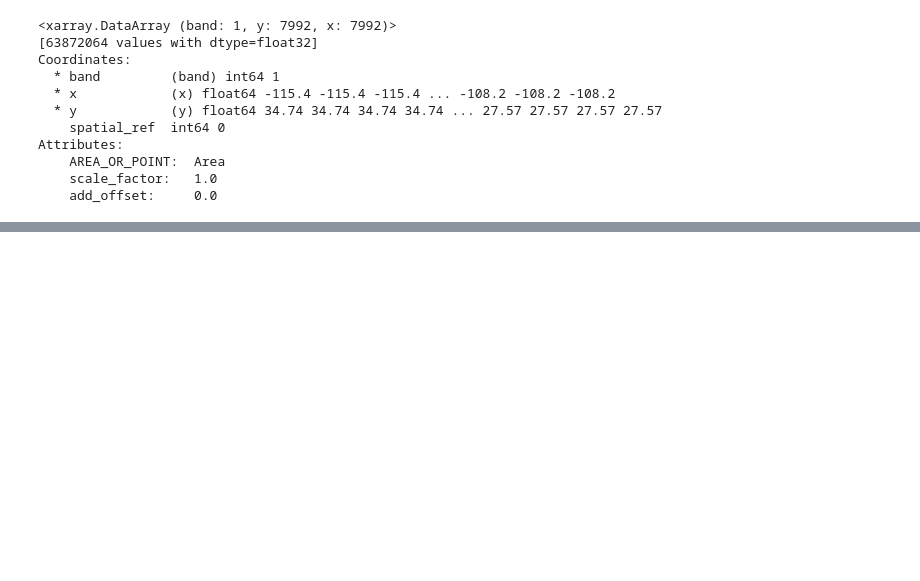
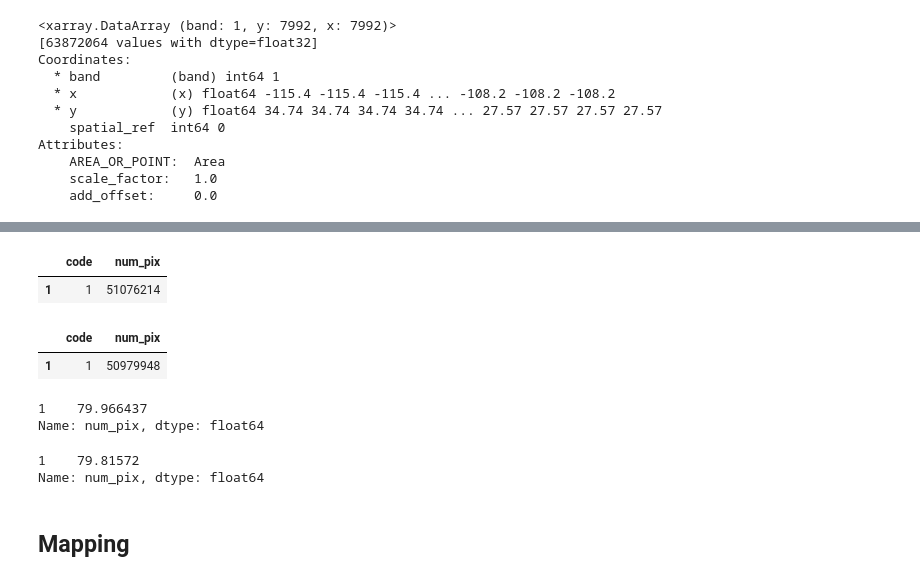
Before and after one commit to shmuir/phoenix-biodiversity-index, a Jupyter notebook: phoenix-biodiversity.ipynb, the cells around one changed output, grey strips where cells are left out. Cells and saved outputs as stored; diff of their text form; code cells hidden in the pictures; blank space fills up the shorter version.

```diff
--- a/phoenix-biodiversity.ipynb
+++ b/phoenix-biodiversity.ipynb
@@ -81,8 +82,10 @@ bii2017.assets
  'tilejson': <Asset href=https://planetarycomputer.microsoft.com/api/data/v1/item/tilejson.json?collection=io-biodiversity&item=bii_2017_34.74464974521749_-115.38597824385106_cog&assets=data&tile_form ...
  'rendered_preview': <Asset href=https://planetarycomputer.microsoft.com/api/data/v1/item/preview.png?collection=io-biodiversity&item=bii_2017_34.74464974521749_-115.38597824385106_cog&assets=data&til ...
 # %%
-phoenix = rioxr.open_rasterio(bii2017.assets['data'].href)
-phoenix
+phoenix2017 = rioxr.open_rasterio(bii2017.assets['data'].href)
+phoenix2020 = rioxr.open_rasterio(bii2020.assets['data'].href)
+
+phoenix2017
 # %% [output]
 <xarray.DataArray (band: 1, y: 7992, x: 7992)>
 [63872064 values with dtype=float32]
@@ -96,5 +99,8 @@ Attributes:
     scale_factor:   1.0
     add_offset:     0.0
 # %%
-phoenix = phoenix.squeeze()
-phoenix = phoenix.drop('band')
+phoenix2017 = phoenix2017.squeeze()
+phoenix2017 = phoenix2017.drop('band')
+
+phoenix2020 = phoenix2020.squeeze()
+phoenix2020 = phoenix2020.drop('band')
@@ -128,0 +142,36 @@ UnidentifiedImageError: cannot identify image file <_io.BytesIO object at 0x...>
+# %%
+pix_counts_2017 = {'code' : np.unique(phoenix2017_filter, return_counts = True)[0],
+     'num_pix' : np.unique(phoenix2017_filter, return_counts = True)[1],
+     }
+
+# create data frame
+pix_counts_2017 = pd.DataFrame(pix_counts_2017)
+pix_counts_2017 = pix_counts_2017[pix_counts_2017.code == 1]
+pix_counts_2017
+# %% [output]
+|  | code | num_pix |
+| 1 | 1 | 51076214 |
+# %%
+pix_counts_2020 = {'code' : np.unique(phoenix2020_filter, return_counts = True)[0],
+     'num_pix' : np.unique(phoenix2020_filter, return_counts = True)[1],
+     }
+
+# create data frame
+pix_counts_2020 = pd.DataFrame(pix_counts_2020)
+pix_counts_2020 = pix_counts_2020[pix_counts_2020.code == 1]
+pix_counts_2020
+# %% [output]
+|  | code | num_pix |
+| 1 | 1 | 50979948 |
+# %%
+(pix_counts_2017.num_pix / (phoenix2017.size)) * 100
+# %% [output]
+1    79.966437
+Name: num_pix, dtype: float64
+# %%
+(pix_counts_2020.num_pix / (phoenix2020.size)) * 100
+# %% [output]
+1    79.81572
+Name: num_pix, dtype: float64
+# %% [markdown]
+## Mapping
```
Also changed, not shown: parts of 15 cells of this notebook.
